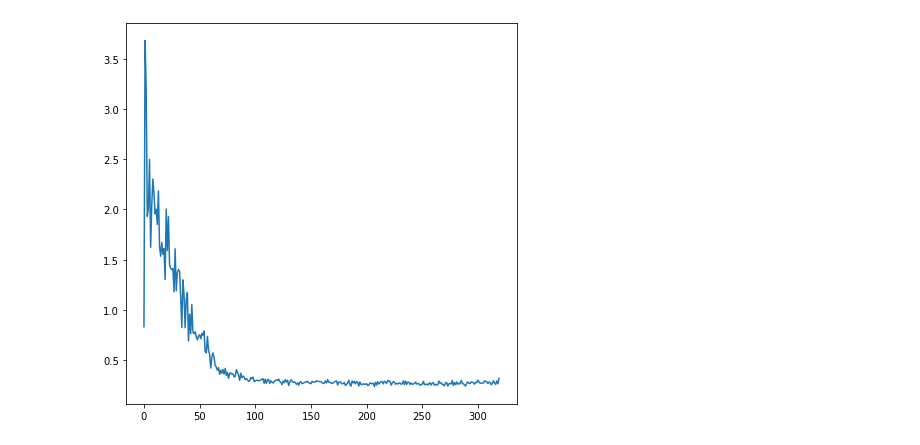
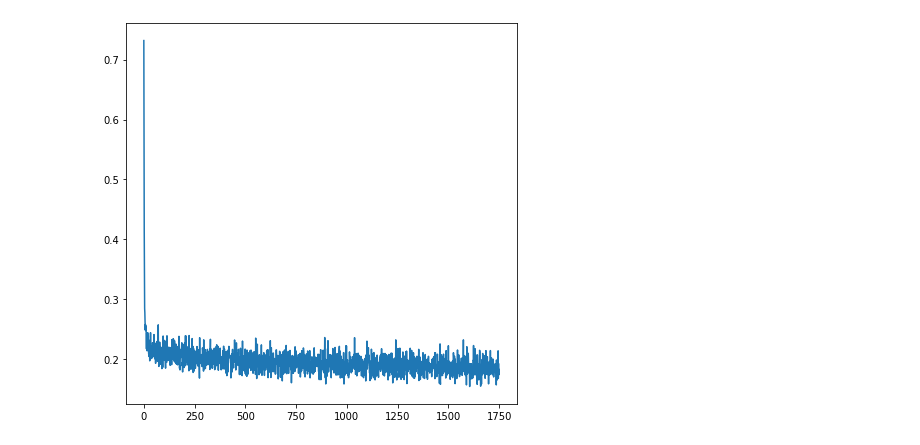
Before and after one commit to miikahyttinen/idl_22, a Jupyter notebook: project/src/project.ipynb, the cells around one changed output. Cells and saved outputs as stored; diff of their text form; code cells hidden in the pictures.

Commit message:
Include images with no labels, faster metrics calculation

```diff
--- a/project/src/project.ipynb
+++ b/project/src/project.ipynb
@@ -33,6 +28,6 @@ train_ids, dev_ids = train_test_split(annotation_ids, test_size=0.2)
 # %%
 #--- hyperparameters ---
-N_EPOCHS = 30
+N_EPOCHS = 20
 BATCH_SIZE_TRAIN = 128
 BATCH_SIZE_DEV = 16
 LR = 0.001
@@ -135,6 +141,19 @@ class CNN(nn.Module):
         out = self.fc(out)
         out = self.sigm(out)
         return out
+# %%
+def calc_batch_metrics(targets, preds):
+    t = np.asarray(targets)
+    p = np.asarray(preds)
+    false_neg = np.sum(np.logical_and(p == 0, t == 1))
+    false_pos = np.sum(np.logical_and(p == 1, t == 0))
+    true_neg = np.sum(np.logical_and(p == 0, t == 0))
+    true_pos = np.sum(np.logical_and(p == 1, t == 1))
+
+    recall = true_pos / (true_pos + false_pos)
+    precision = true_pos / (true_pos + false_neg)
+    f1_score = 2 * (precision*recall / (precision+recall))
+    return precision, recall, f1_score
 # %%
 #--- set up ---
 if torch.cuda.is_available():
@@ -147,10 +166,10 @@ else:
 model = CNN().to(device)
 
 # OPTIMIZERS & REGURALIZATION
-optimizer = optim.Adam(model.parameters(), lr=LR, weight_decay=0.05)
+optimizer = optim.SGD(model.parameters(), lr=LR, momentum=0.5)
 loss_function = nn.BCELoss()
 
-#--- TRAINING WITH DEV SET ---
+#--- TRAINING ---
 
 previous_train_loss = 1000000
 previous_dev_loss = 1000000
@@ -161,6 +180,9 @@ for epoch in range(N_EPOCHS):
     train_loss = 0
     train_correct = 0
     total = 0
+    preds = []
+    targets = []
+
     for batch_num, (data, target) in enumerate(train_loader):
         data, target = data.to(device), target.to(device)
 
@@ -173,21 +195,34 @@ for epoch in range(N_EPOCHS):
 
         batch_losses.append(loss.item())
 
-        total += len(target)
-        train_correct += torch.sum((pred > 0.5).float() == target) / torch.sum(target)
+        preds.extend((pred > 0.25).float().cpu().numpy())
+        targets.extend(target.cpu().numpy())
+
+        #total += len(target)
+        #train_correct += torch.sum((pred > 0.25).float() == target) / torch.sum(target)
 
         # Backpropagation
         loss.backward()
         optimizer.step()
 
-        print('\r', 'Training: Epoch %d - Batch %d/%d: Loss: %.4f | Acc: %.3f%% (%d/%d)' %
-              (epoch, batch_num, len(train_loader), train_loss / (batch_num + 1),
-               100. * train_correct / total, train_correct, total), end='')
+        print('\r', 'Training: Epoch %d - Batch %d/%d: Loss: %.4f ' %
+              (epoch, batch_num, len(train_loader), train_loss / (batch_num + 1)), end='')
+
+
+    precision, recall, f1_score = calc_batch_metrics(targets, preds)
+    print('---')
+    print('Precision: ' , precision)
+    print('Recall: ' , recall)
+    print('F1 Score: ' , f1_score)
+    print('---')
 
     print()
     dev_loss = 0
     dev_total = 0
     dev_correct = 0
+
+    dev_preds = []
+    dev_targets = []
 
     for batch_num, (data, target) in enumerate(dev_loader):
         data, target = data.to(device), target.to(device)
@@ -197,16 +232,26 @@ for epoch in range(N_EPOCHS):
         loss = loss_function(pred, target)
         dev_loss += loss.item()
 
-        dev_total += len(target)
-        dev_correct += torch.sum((pred > 0.5).float() == target) / torch.sum(target)
+        #dev_total += len(target)
+        #dev_correct += torch.sum((pred > 0.25).float() == target) / torch.sum(target)
 
-        print('\r', 'Dev: Epoch %d - Batch %d/%d: Loss: %.4f | Acc: %.3f%% (%d/%d)' %
-              (epoch, batch_num, len(dev_loader), dev_loss / (batch_num + 1),
-               100. * dev_correct / dev_total, dev_correct, dev_total), end='')
+        dev_preds.extend((pred > 0.25).float().cpu().numpy())
+        dev_targets.extend(target.cpu().numpy())
+
+        print('\r', 'Dev: Epoch %d - Batch %d/%d: Loss: %.4f' %
+             (epoch, batch_num, len(dev_loader), dev_loss / (batch_num + 1)), end='')
 
     print()
     print("Epoch dev loss: " + str(dev_loss))
     print("Previous epoch dev loss: " + str(previous_dev_loss))
+    print()
+
+    dprecision, drecall, df1_score = calc_batch_metrics(dev_targets, dev_preds)
+    print('---')
+    print('Precision: ' , dprecision)
+    print('Recall: ' , drecall)
+    print('F1 Score: ' , df1_score)
+    print('---')
     print()
 
     # EARLY STOPPING
@@ -238,6 +283,6 @@ Previous epoch dev loss: 35.086870312690735
 
 early stopping
-[figure, old version]
+[figure, new version]
 # %%
 from sklearn.metrics import confusion_matrix
 import seaborn as sn
```
Also changed, not shown: parts of 8 cells of this notebook.
